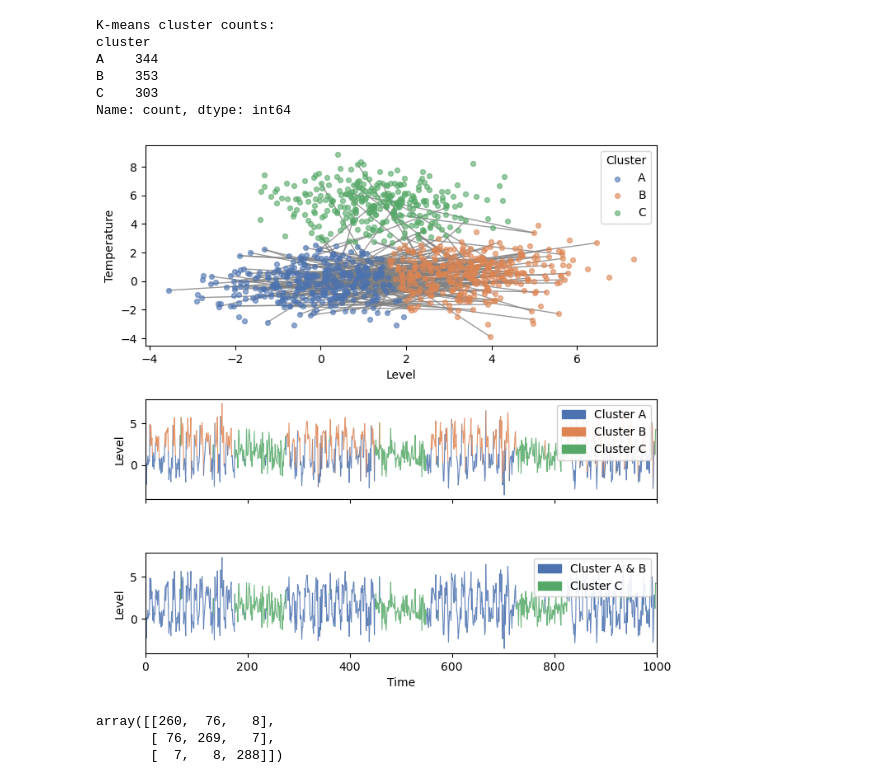
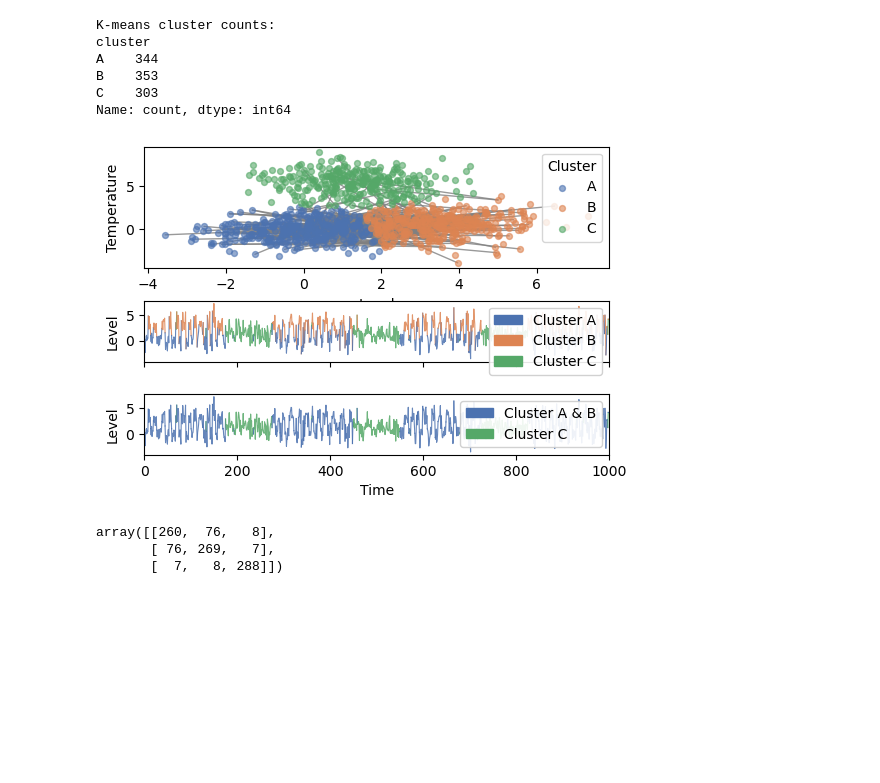
Before and after one commit to Stellenbosch-University-Process-Eng/Optimality-graph, a Jupyter notebook: Figures.ipynb, the cells around one changed output. Saved outputs shown, nothing was run; the diff lists cells and outputs as text; code cells hidden in the pictures; blank space fills up the shorter version.

Commit message:
Minor changes to notebook generating figures

```diff
--- a/Figures.ipynb
+++ b/Figures.ipynb
@@ -161,7 +161,7 @@ for idx in range(1, len(labels)):
 run_starts_list.append(len(labels))
 
 # --- Layout: scatter on top, two time-series panels below ---
-fig = plt.figure(figsize=(8, 8))
+fig = plt.figure(figsize=(6, 4))
 gs  = gridspec.GridSpec(3, 1, height_ratios=[2, 1, 1], hspace=0.4)
 
 ax_scatter = fig.add_subplot(gs[0])
@@ -185,34 +185,35 @@ ax_scatter.legend(title='Cluster')
 # ── Time-series panel 1: A, B, C in distinct colours ─────────
 for k in range(len(run_labels_list)):
     start = run_starts_list[k]
     end   = run_starts_list[k + 1]
     sl = slice(start, min(end + 1, len(df)))
     ax_ts.plot(df.index[sl], df['feature_1'].iloc[sl],
                color=colors[run_labels_list[k]], linewidth=0.8, alpha=0.85)
 
 ax_ts.set_ylabel('Level')
 ax_ts.tick_params(labelbottom=False)
 legend_patches = [mpatches.Patch(color=colors[k], label=f'Cluster {k}') for k in 'ABC']
 ax_ts.legend(handles=legend_patches, loc='upper right', framealpha=0.9)
 
 # ── Time-series panel 2: A and B both blue, C green ──────────
 for k in range(len(run_labels_list)):
     start = run_starts_list[k]
     end   = run_starts_list[k + 1]
     sl = slice(start, min(end + 1, len(df)))
     ax_ts2.plot(df.index[sl], df['feature_1'].iloc[sl],
                 color=colors_bin[run_labels_list[k]], linewidth=0.8, alpha=0.85)
 
 ax_ts2.set_ylabel('Level')
 ax_ts2.set_xlabel('Time')
 ax_ts2.set_xlim(0, 1000)
 legend_patches2 = [mpatches.Patch(color='#4C72B0', label='Cluster A & B'),
                    mpatches.Patch(color='#55A868', label='Cluster C')]
 ax_ts2.legend(handles=legend_patches2, loc='upper right', framealpha=0.9)
 
+plt.tight_layout
 plt.show()
 # %% [output]
-[figure, old version]
+[figure, new version]
 # %%
 df['next cluster'] = df['cluster'].shift(-1)
 df_valid = df.dropna(subset=['next cluster'])
```
Also changed, not shown: parts of 2 cells of this notebook.
